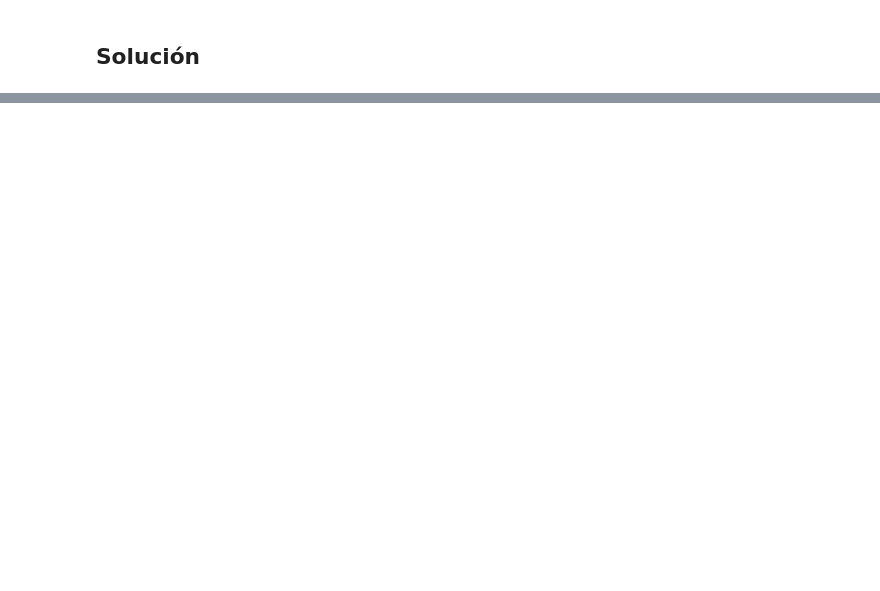
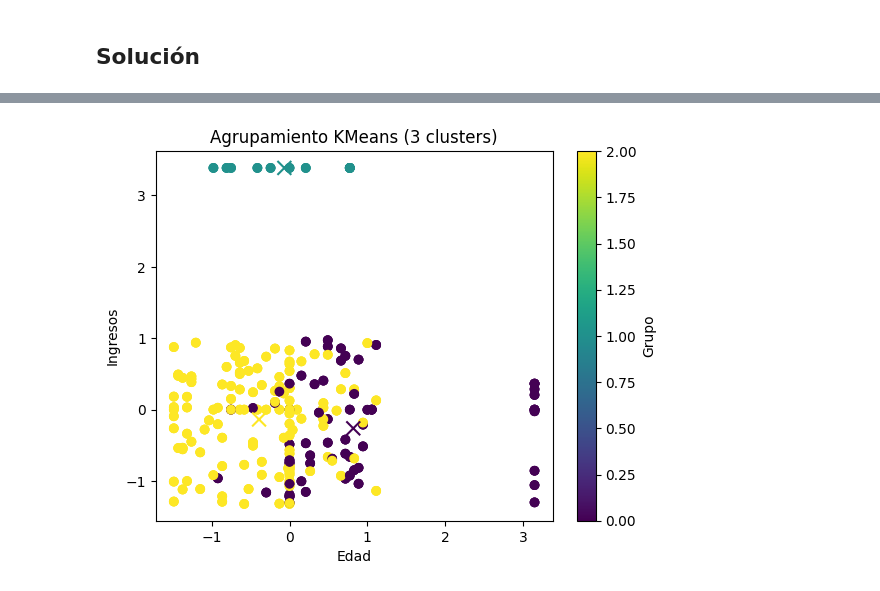
Before and after one commit to lbustio/ciencia_datos, a Jupyter notebook: 18.-clustering.ipynb, the cells around one changed output, grey strips where cells are left out. Drawn from its saved outputs; the diff is of its cells as text; code cells hidden in the pictures; blank space fills up the shorter version.

```diff
--- a/18.-clustering.ipynb
+++ b/18.-clustering.ipynb
@@ -568,0 +299,16 @@ Ya está. Hemos construido con éxito nuestro modelo de K-Means y hemos hecho la
+# %%
+# ii. Aplicar el algoritmo KMeans para agrupar los clientes en 3 clusters.
+kmeans = KMeans(n_clusters=3)
+kmeans_pred = kmeans.fit_predict(datos_normalizados)
+centroides = kmeans.cluster_centers_
+
+# Visualización de clusters de KMeans
+plt.scatter(datos_normalizados[:, 0], datos_normalizados[:, 1], c=kmeans_pred, cmap='viridis')
+plt.scatter(centroides[:, 0], centroides[:, 1], marker='x', s=100, c=range(len(centroides)), cmap='viridis')
+plt.title('Agrupamiento KMeans (3 clusters)')
+plt.xlabel('Edad')
+plt.ylabel('Ingresos')
+plt.colorbar(label='Grupo')
+plt.show()
+# %% [output]
+[figure, added]
```
Also changed, not shown: parts of 95 cells of this notebook, 22 other files.
